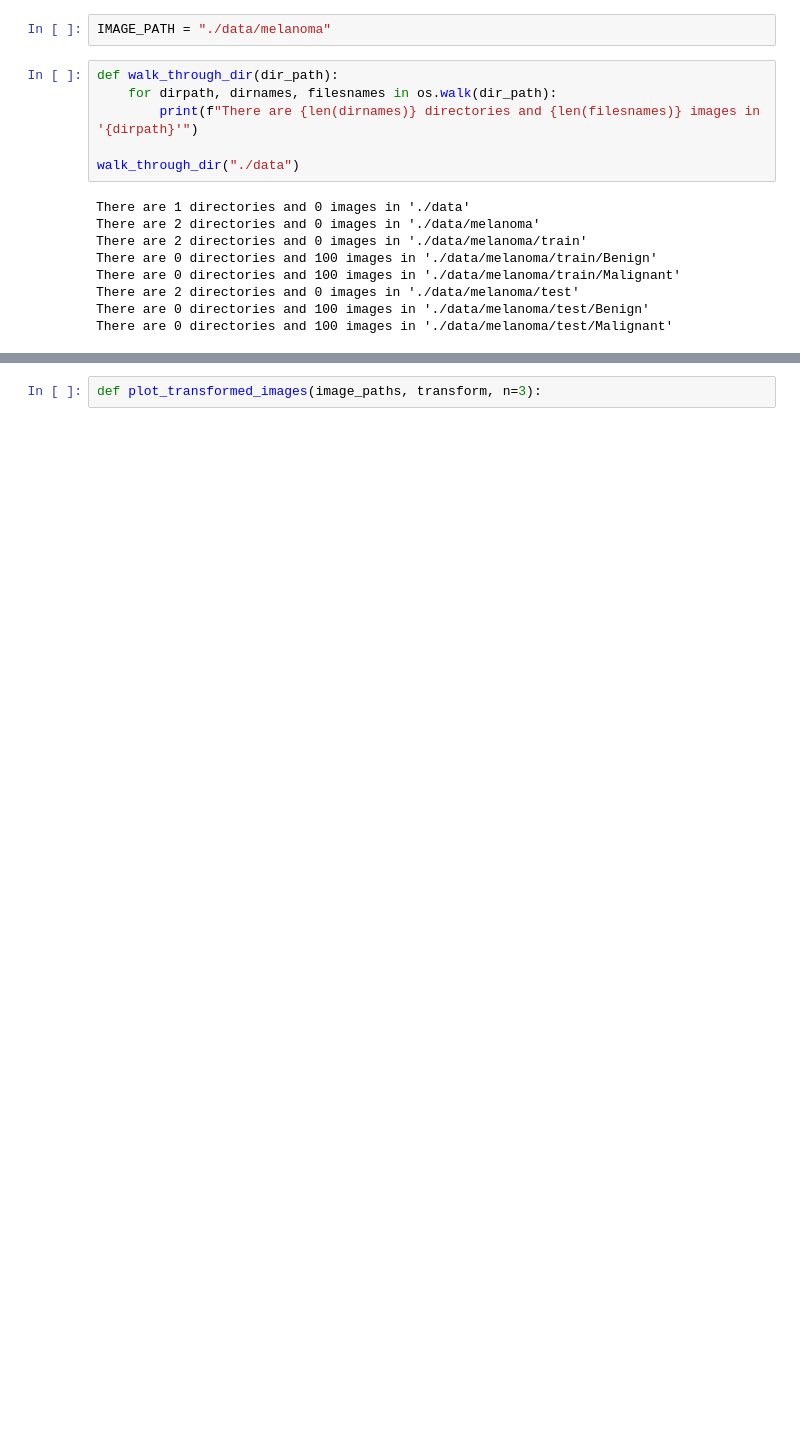
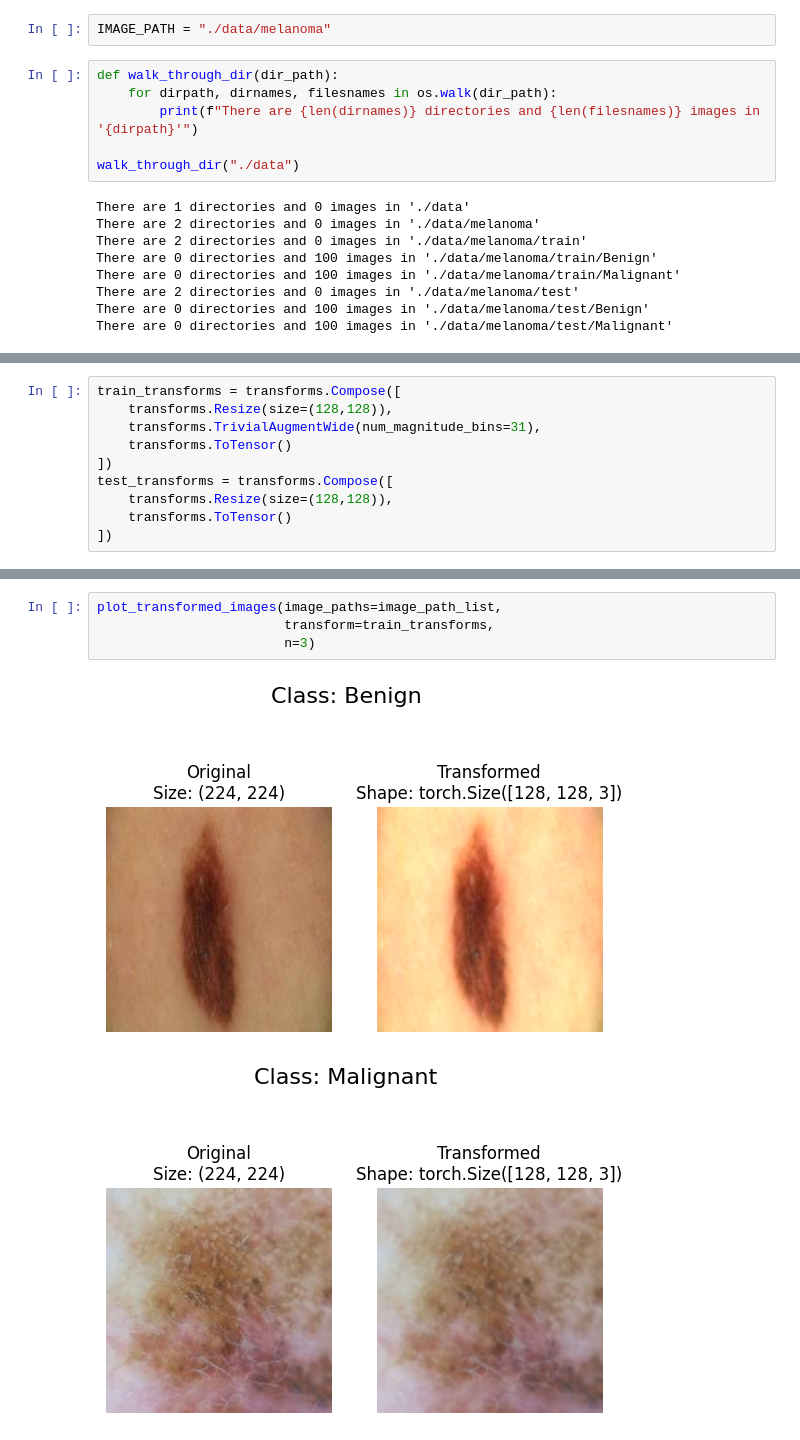
Before and after one commit to jenniferamhajduk/portfolio, a Jupyter notebook: Deep_learning_with_Pytorch_Course/Custom_Datasets.ipynb, the cells around one changed output, grey strips where cells are left out. Saved outputs shown, nothing was run; the diff lists cells and outputs as text; blank space fills up the shorter version.

```diff
--- a/Deep_learning_with_Pytorch_Course/Custom_Datasets.ipynb
+++ b/Deep_learning_with_Pytorch_Course/Custom_Datasets.ipynb
@@ -123,0 +237,10 @@ torch.float32
+# %%
+train_transforms = transforms.Compose([
+    transforms.Resize(size=(128,128)),
+    transforms.TrivialAugmentWide(num_magnitude_bins=31),
+    transforms.ToTensor()
+])
+test_transforms = transforms.Compose([
+    transforms.Resize(size=(128,128)),
+    transforms.ToTensor()
+])
@@ -124,2 +320,7 @@ torch.float32
 # %%
-def plot_transformed_images(image_paths, transform, n=3):
+plot_transformed_images(image_paths=image_path_list,
+                        transform=train_transforms,
+                        n=3)
+# %% [output]
+[figure, added]
+[figure, added]
```
Also changed, not shown: parts of 24 cells of this notebook.
